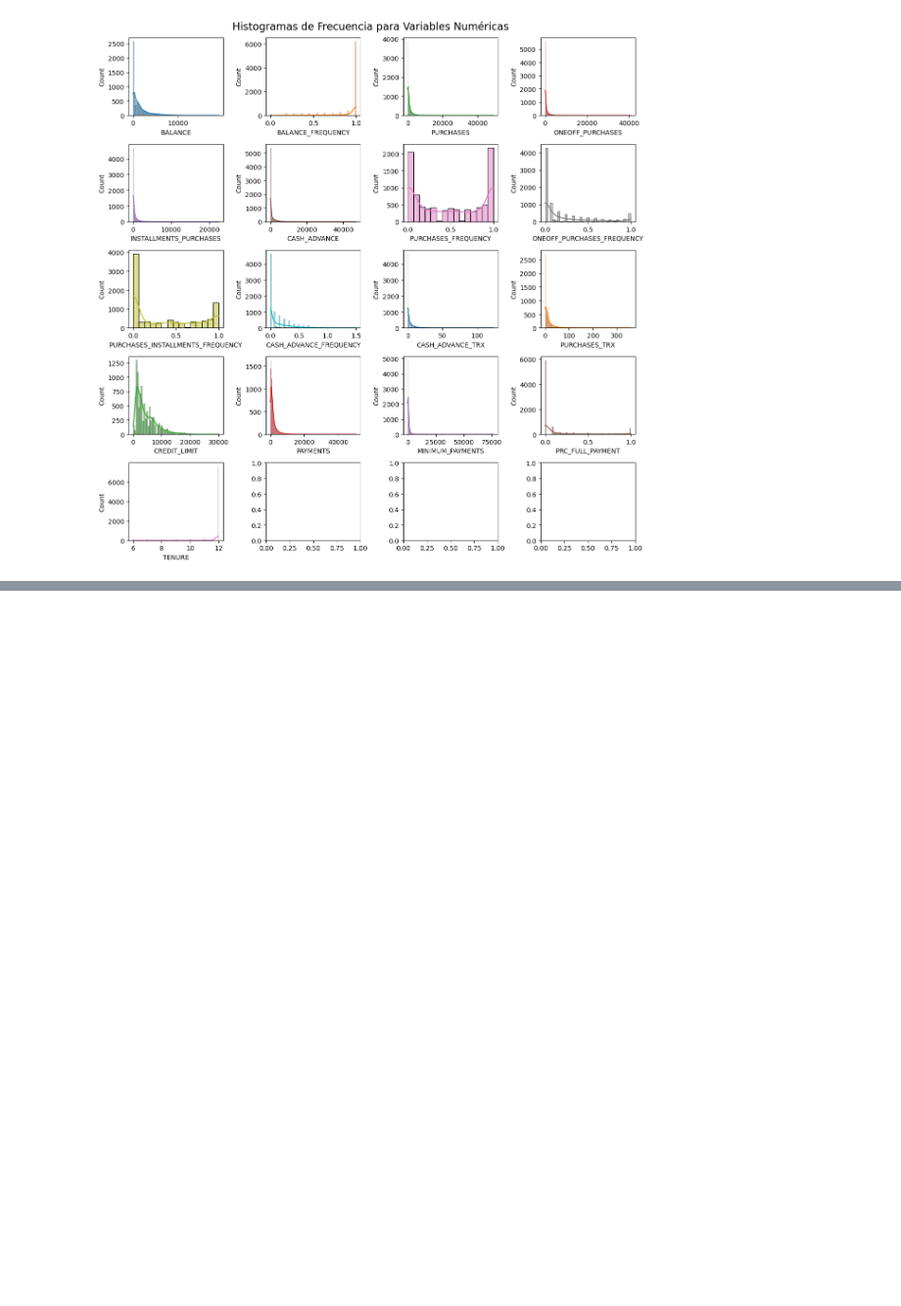
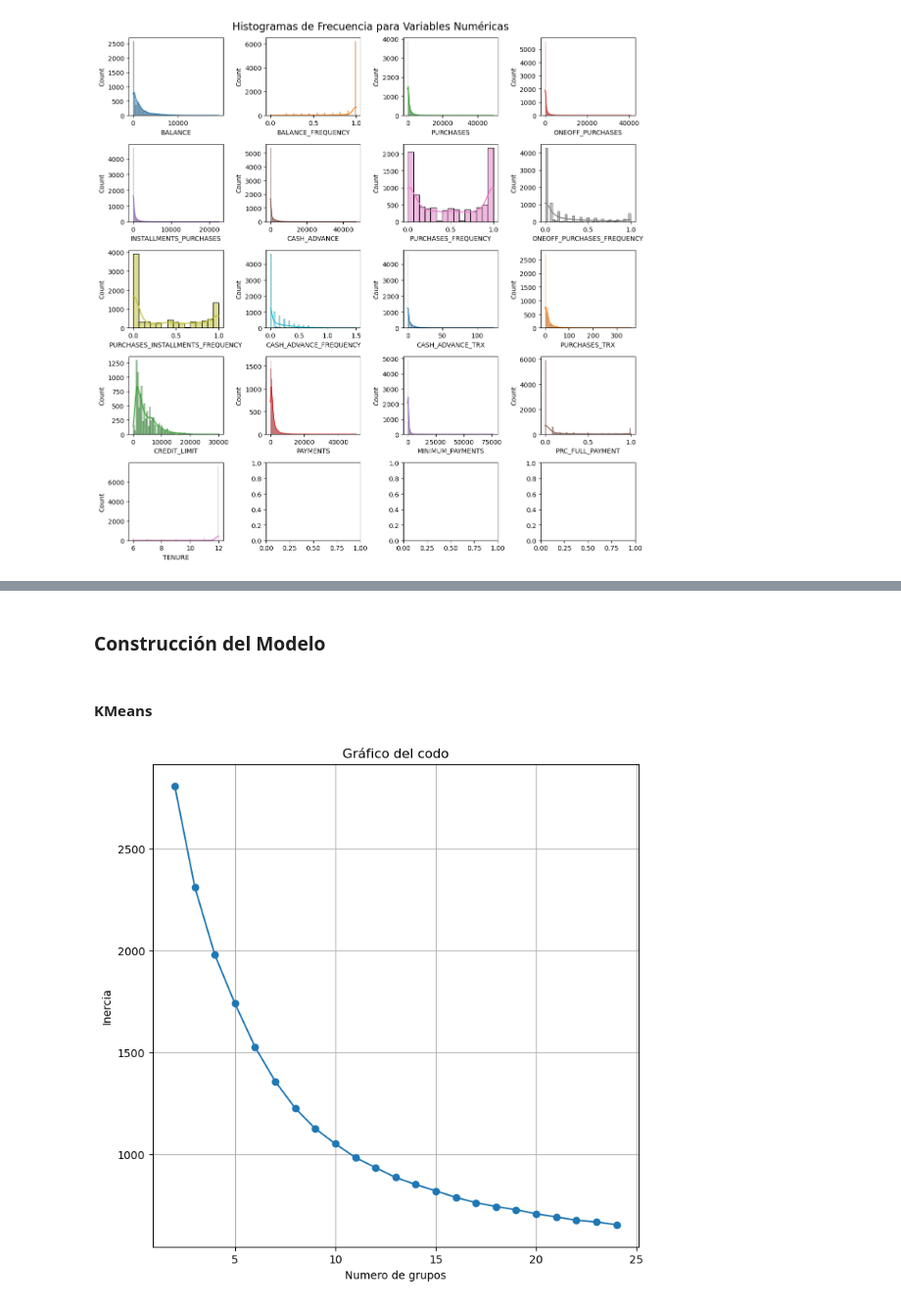
Before and after one commit to Tomaslopera/Scientific_Computing, a Jupyter notebook: Caso2_Agrupamiento.ipynb, the cells around one changed output, grey strips where cells are left out. Shown at 98% size. Saved outputs shown, nothing was run; the diff lists cells and outputs as text; code cells hidden in the pictures; blank space fills up the shorter version.

Commit message:
Creación del Modelo

```diff
--- a/Caso2_Agrupamiento.ipynb
+++ b/Caso2_Agrupamiento.ipynb
@@ -149,0 +198,3 @@ plt.show()
+# %%
+data_mod = data_clean.drop(columns=['CUST_ID', 'PURCHASES', 'PURCHASES_FREQUENCY', 'CASH_ADVANCE_FREQUENCY'])
+data_mod
@@ -149,0 +242,11 @@ plt.show()
+# %%
+num_col = data_mod.select_dtypes(include=['int64', 'float64']).columns.to_list()
+
+numtrans = Pipeline(steps= [('scaler', MinMaxScaler())])
+
+preprocessor = ColumnTransformer(transformers=[
+    ('num', numtrans, num_col)],
+    remainder='passthrough'
+)
+
+preprocessor.fit(data_mod)
@@ -149,0 +265,3 @@ plt.show()
+# %%
+data_pre = preprocessor.transform(data_mod)
+data_pre
@@ -149,0 +282,4 @@ plt.show()
+# %%
+labels = np.concatenate([num_col])
+data_pro = pd.DataFrame(data_pre, columns=labels)
+data_pro
@@ -149,0 +300,4 @@ plt.show()
+# %% [markdown]
+### Construcción del Modelo
+# %% [markdown]
+#### KMeans
@@ -149,0 +307,22 @@ plt.show()
+# %%
+# Buscar el valor de K
+range_k = range(2, 25)
+inertia = []
+
+for n_clusters in range_k:
+    kmeans_model = KMeans(n_clusters=n_clusters,
+                           n_init=20,
+                           random_state=123
+                           )
+    kmeans_model.fit(data_pro)
+    inertia.append(kmeans_model.inertia_)
+
+plt.figure(figsize=(8,8))
+plt.plot(range_k, inertia, marker = 'o')
+plt.title('Gráfico del codo')
+plt.xlabel('Numero de grupos')
+plt.ylabel('Inercia')
+plt.grid()
+plt.show()
+# %% [output]
+[figure, added]
```
Also changed, not shown: parts of 30 cells of this notebook, 1 other file.
